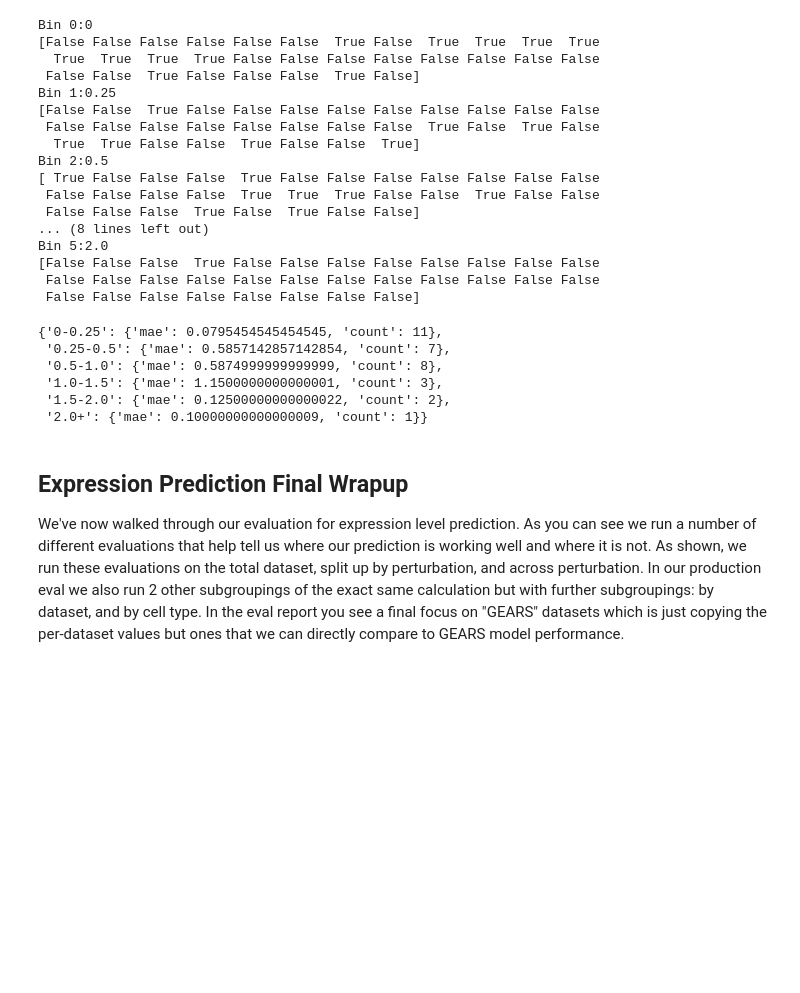
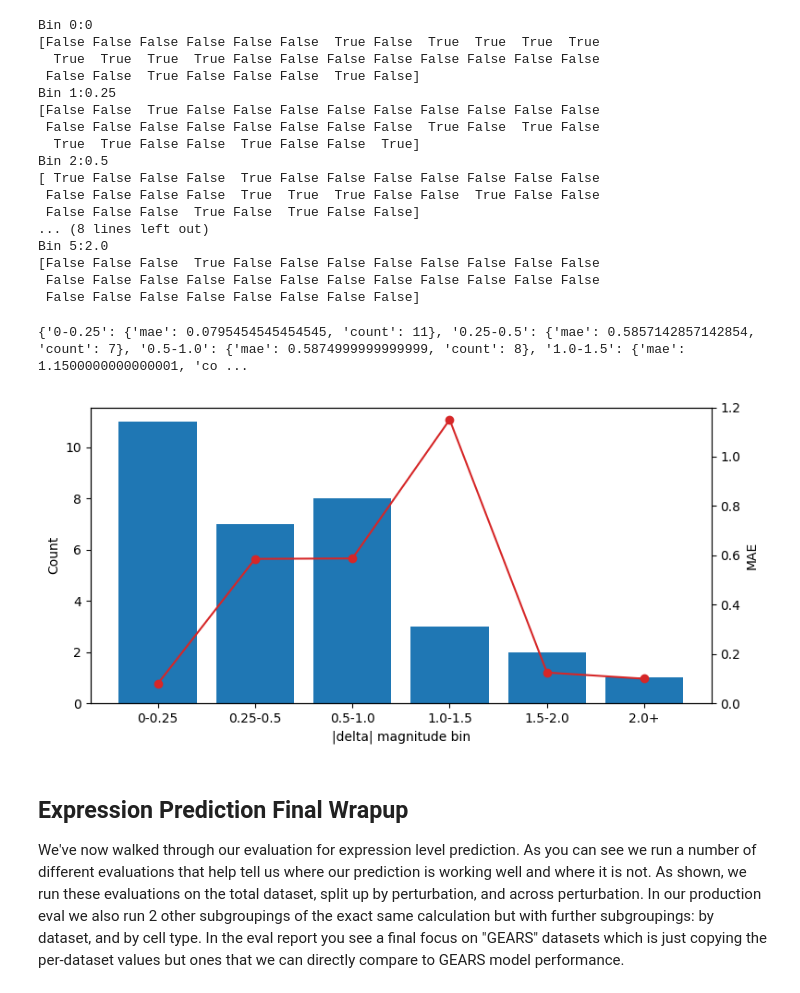
Before and after one commit to GPTomics/biojepa, a Jupyter notebook: layer_explainers/explainer_eval_expr_prediction.ipynb, the cells around one changed output. Cells and saved outputs as stored; diff of their text form; code cells hidden in the pictures; blank space fills up the shorter version.

```diff
--- a/layer_explainers/explainer_eval_expr_prediction.ipynb
+++ b/layer_explainers/explainer_eval_expr_prediction.ipynb
@@ -693,14 +694,23 @@ Bin 5:2.0
  False False False False False False False False False False False False
  False False False False False False False False]
 # %%
-error_by_magnitude
+def plot_accuracy_by_magnitude(bin_data):
+      fig, ax1 = plt.subplots(figsize=(8, 4))
+      labels, accs, counts = zip(*[(k, d['mae'], d['count']) for k, d in bin_data.items()])
+      x = range(len(labels))
+      ax1.bar(x, counts)
+      ax1.set(xlabel='|delta| magnitude bin', ylabel='Count')
+      ax1.set_xticks(x, labels)
+      ax2 = ax1.twinx()
+      ax2.plot(x, accs, marker='o', color='tab:red')
+      ax2.set(ylabel='MAE', ylim=(0, 1.20))
+      plt.tight_layout()
+
+print(error_by_magnitude)
+plot_accuracy_by_magnitude(error_by_magnitude)
 # %% [output]
-{'0-0.25': {'mae': 0.0795454545454545, 'count': 11},
- '0.25-0.5': {'mae': 0.5857142857142854, 'count': 7},
- '0.5-1.0': {'mae': 0.5874999999999999, 'count': 8},
- '1.0-1.5': {'mae': 1.1500000000000001, 'count': 3},
- '1.5-2.0': {'mae': 0.12500000000000022, 'count': 2},
- '2.0+': {'mae': 0.10000000000000009, 'count': 1}}
+{'0-0.25': {'mae': 0.0795454545454545, 'count': 11}, '0.25-0.5': {'mae': 0.5857142857142854, 'count': 7}, '0.5-1.0': {'mae': 0.5874999999999999, 'count': 8}, '1.0-1.5': {'mae': 1.1500000000000001, 'co ...
+[figure, added]
 # %% [markdown]
 ## Expression Prediction Final Wrapup
 We've now walked through our evaluation for expression level prediction. As you can see we run a number of different evaluations that help tell us where our prediction is working well and where it is not. As shown, we run these evaluations on the total dataset, split up by perturbation, and across perturbation. In our production eval we also run 2 other subgroupings of the exact same calculation but with further subgroupings: by dataset, and by cell type. In the eval report you see a final focus on "GEARS" datasets which is just copying the per-dataset values but ones that we can directly compare to GEARS model performance.
```
Also changed, not shown: parts of 1 cell of this notebook, 1 other file.
